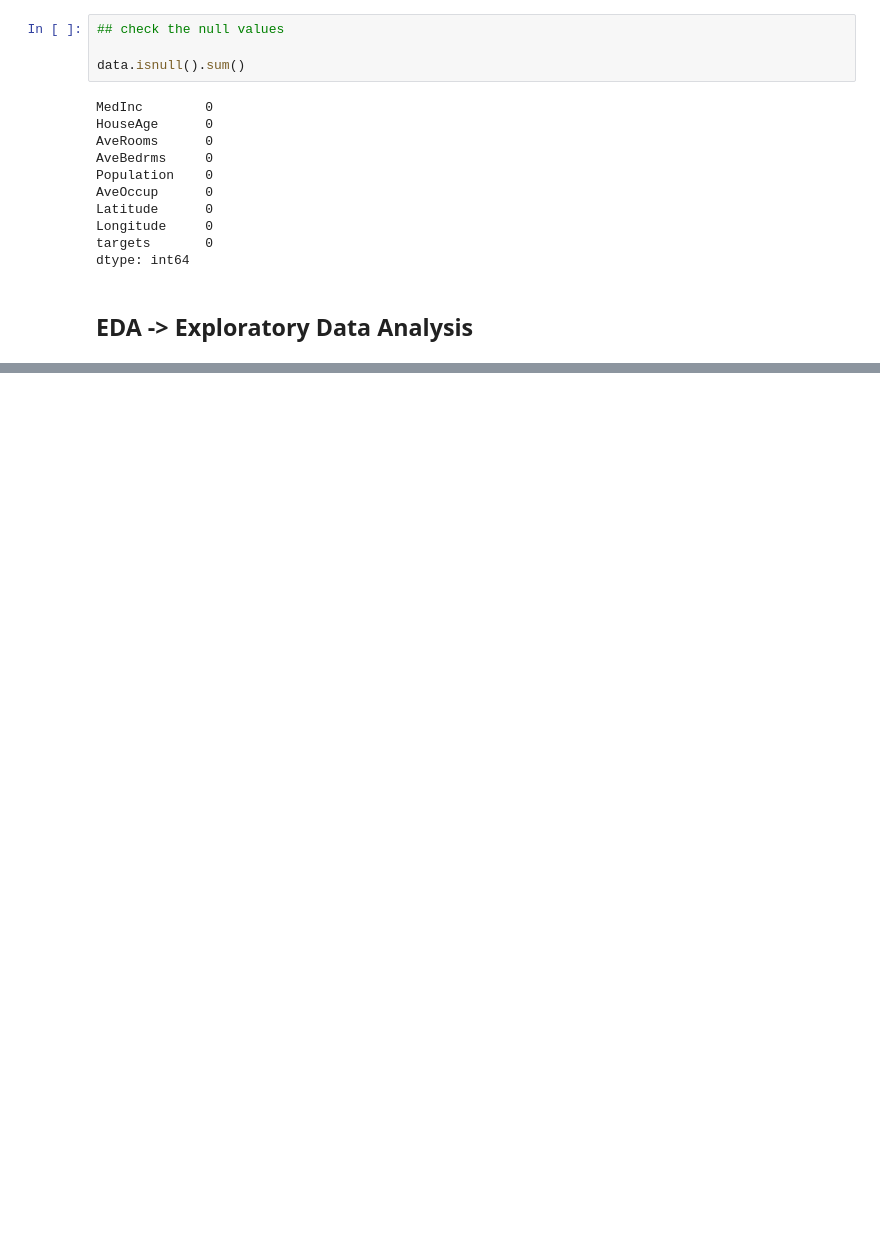
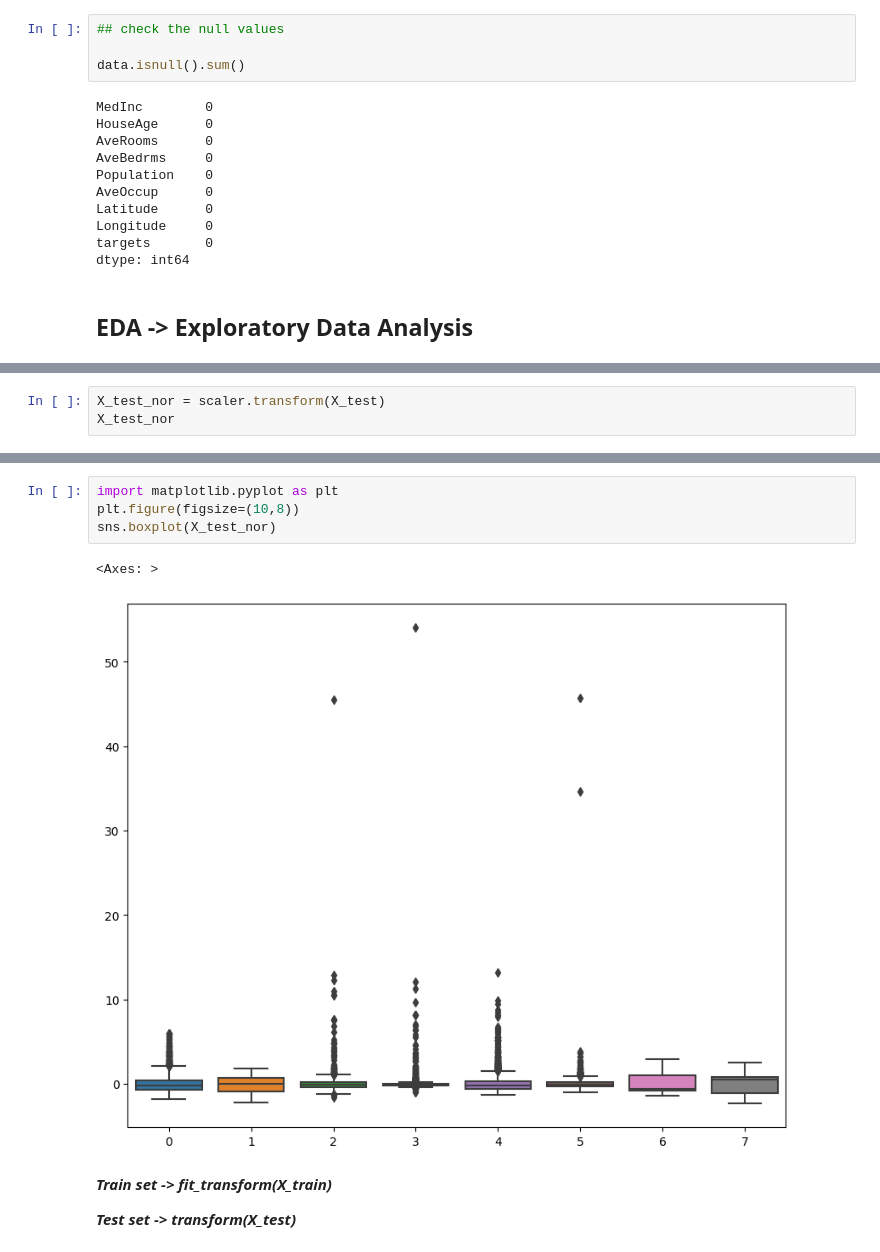
Before and after one commit to azaz9026/House_Price_Prediction_With_Machine_Learning, a Jupyter notebook: Project ML/Predicting_house_price.ipynb, the cells around one changed output, grey strips where cells are left out. Drawn from its saved outputs; the diff is of its cells as text; blank space fills up the shorter version.

```diff
--- a/Project ML/Predicting_house_price.ipynb
+++ b/Project ML/Predicting_house_price.ipynb
@@ -168,0 +276,3 @@ dtype: int64
+# %%
+X_test_nor = scaler.transform(X_test)
+X_test_nor
@@ -168,0 +293,11 @@ dtype: int64
+# %%
+import matplotlib.pyplot as plt
+plt.figure(figsize=(10,8))
+sns.boxplot(X_test_nor)
+# %% [output]
+<Axes: >
+[figure, added]
+# %% [markdown]
+***Train set -> fit_transform(X_train)***
+
+***Test set -> transform(X_test)***
```
Also changed, not shown: parts of 17 cells of this notebook.
